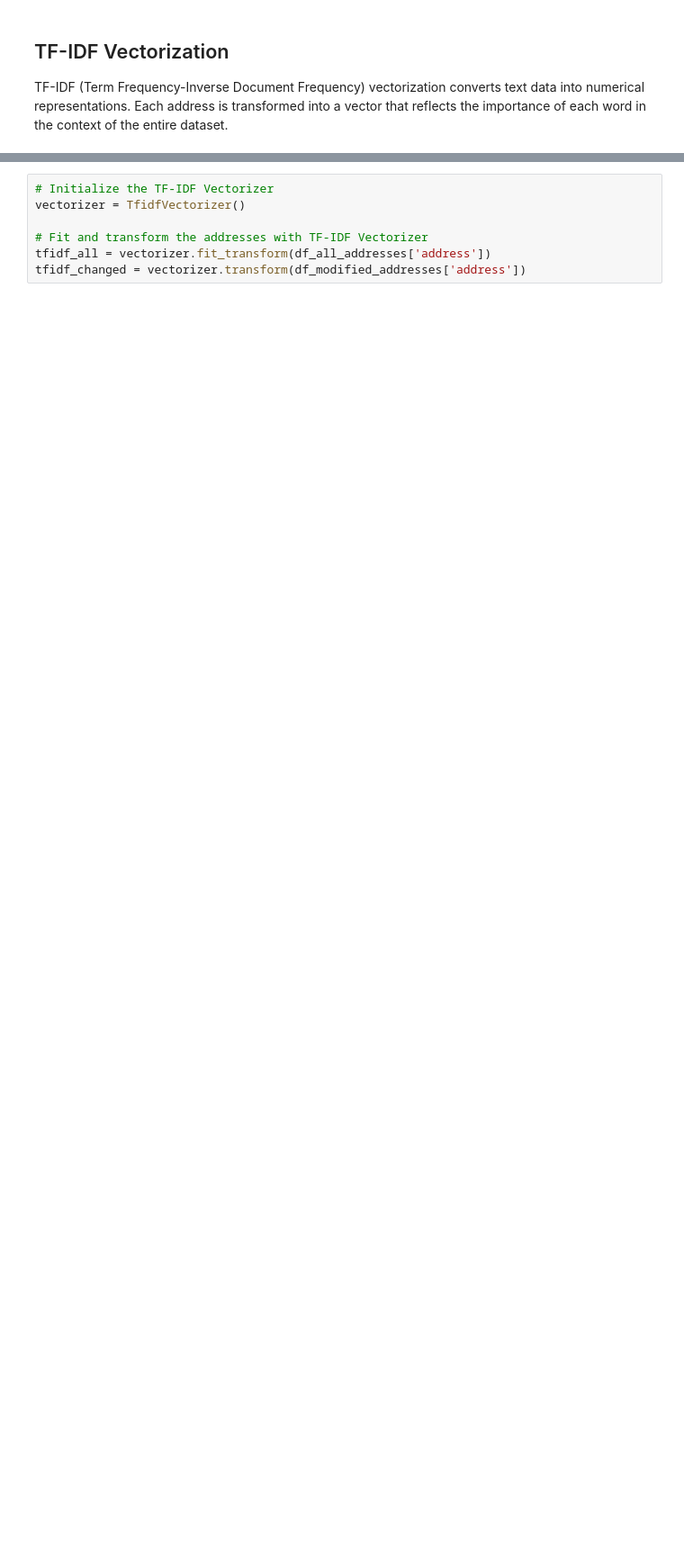
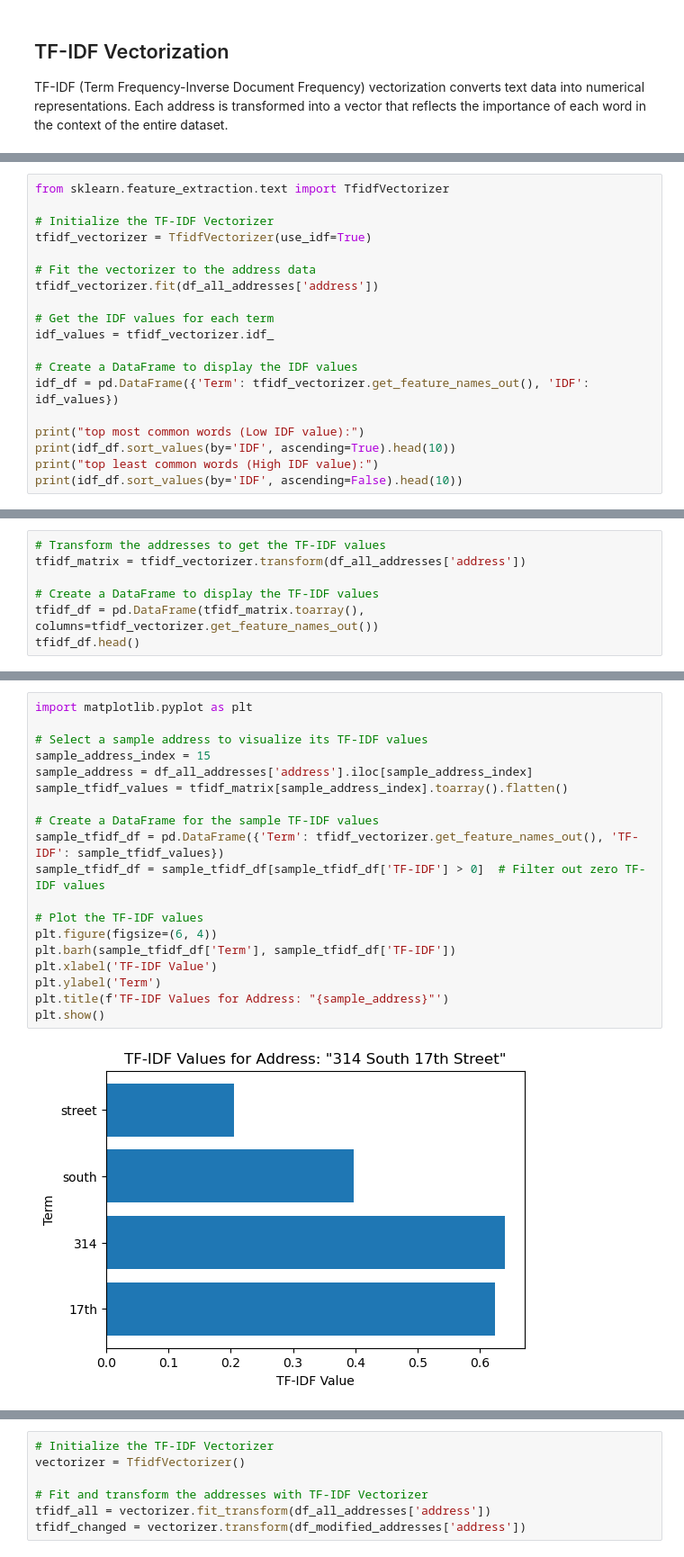
Before and after one commit to aleereza/address-similarity-analysis, a Jupyter notebook: notebooks/address-similarity-analysis.ipynb, the cells around one changed output, grey strips where cells are left out. Shown: that part at 90% size. Cells and saved outputs as stored; diff of their text form; blank space fills up the shorter version.

```diff
--- a/notebooks/address-similarity-analysis.ipynb
+++ b/notebooks/address-similarity-analysis.ipynb
@@ -27,0 +98,19 @@ TF-IDF (Term Frequency-Inverse Document Frequency) vectorization converts text d
+# %%
+from sklearn.feature_extraction.text import TfidfVectorizer
+
+# Initialize the TF-IDF Vectorizer
+tfidf_vectorizer = TfidfVectorizer(use_idf=True)
+
+# Fit the vectorizer to the address data
+tfidf_vectorizer.fit(df_all_addresses['address'])
+
+# Get the IDF values for each term
+idf_values = tfidf_vectorizer.idf_
+
+# Create a DataFrame to display the IDF values
+idf_df = pd.DataFrame({'Term': tfidf_vectorizer.get_feature_names_out(), 'IDF': idf_values})
+
+print("top most common words (Low IDF value):")
+print(idf_df.sort_values(by='IDF', ascending=True).head(10))
+print("top least common words (High IDF value):")
+print(idf_df.sort_values(by='IDF', ascending=False).head(10))
@@ -27,0 +139,7 @@ TF-IDF (Term Frequency-Inverse Document Frequency) vectorization converts text d
+# %%
+# Transform the addresses to get the TF-IDF values
+tfidf_matrix = tfidf_vectorizer.transform(df_all_addresses['address'])
+
+# Create a DataFrame to display the TF-IDF values
+tfidf_df = pd.DataFrame(tfidf_matrix.toarray(), columns=tfidf_vectorizer.get_feature_names_out())
+tfidf_df.head()
@@ -27,0 +200,21 @@ TF-IDF (Term Frequency-Inverse Document Frequency) vectorization converts text d
+# %%
+import matplotlib.pyplot as plt
+
+# Select a sample address to visualize its TF-IDF values
+sample_address_index = 15
+sample_address = df_all_addresses['address'].iloc[sample_address_index]
+sample_tfidf_values = tfidf_matrix[sample_address_index].toarray().flatten()
+
+# Create a DataFrame for the sample TF-IDF values
+sample_tfidf_df = pd.DataFrame({'Term': tfidf_vectorizer.get_feature_names_out(), 'TF-IDF': sample_tfidf_values})
+sample_tfidf_df = sample_tfidf_df[sample_tfidf_df['TF-IDF'] > 0]  # Filter out zero TF-IDF values
+
+# Plot the TF-IDF values
+plt.figure(figsize=(6, 4))
+plt.barh(sample_tfidf_df['Term'], sample_tfidf_df['TF-IDF'])
+plt.xlabel('TF-IDF Value')
+plt.ylabel('Term')
+plt.title(f'TF-IDF Values for Address: "{sample_address}"')
+plt.show()
+# %% [output]
+[figure, added]
```
Also changed, not shown: parts of 14 cells of this notebook.
